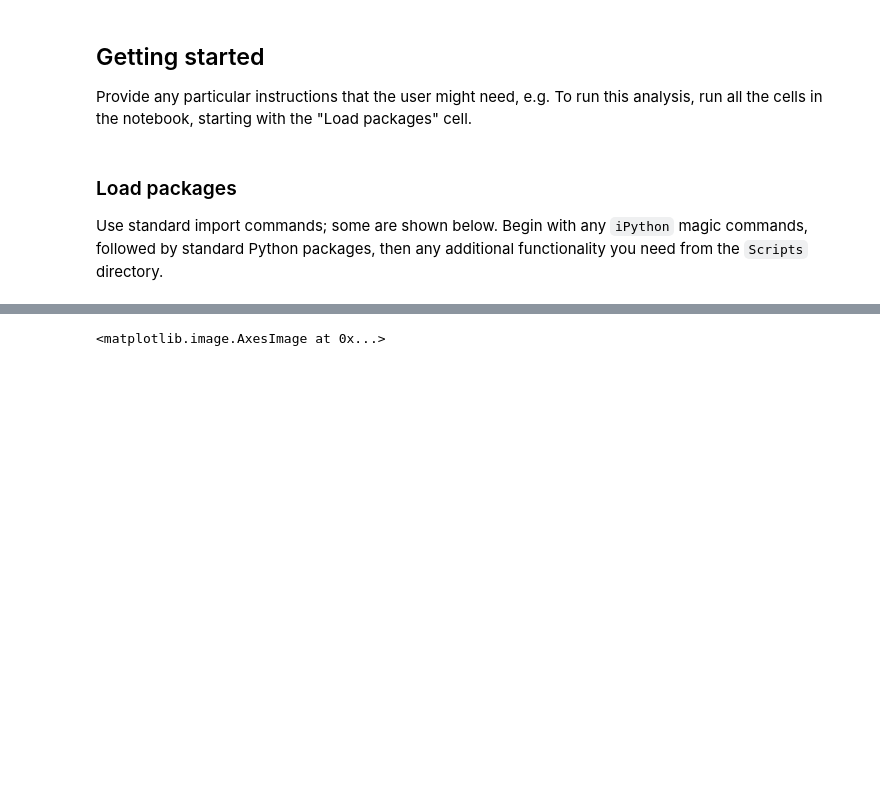
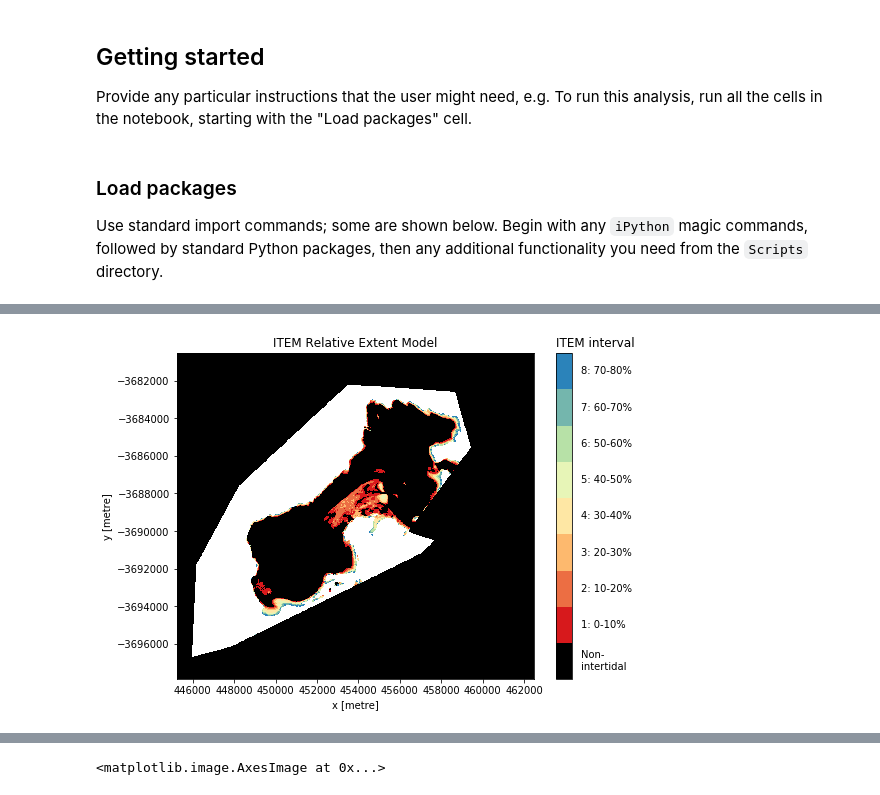
Before and after one commit to GeoscienceAustralia/dea-notebooks, a Jupyter notebook: Real_world_examples/Tidal_powerplant.ipynb, the cells around one changed output, grey strips where cells are left out. Drawn from its saved outputs; the diff is of its cells as text; code cells hidden in the pictures; blank space fills up the shorter version.

```diff
--- a/Real_world_examples/Tidal_powerplant.ipynb
+++ b/Real_world_examples/Tidal_powerplant.ipynb
@@ -140,0 +196,6 @@ Attributes:
+# %%
+item_data['relative'] = item_data['relative'] * msk ### + (~msk * 9)
+
+plot_tides(item_data.relative)
+# %% [output]
+[figure, added]
```
Also changed, not shown: parts of 15 cells of this notebook, 1 other file.
